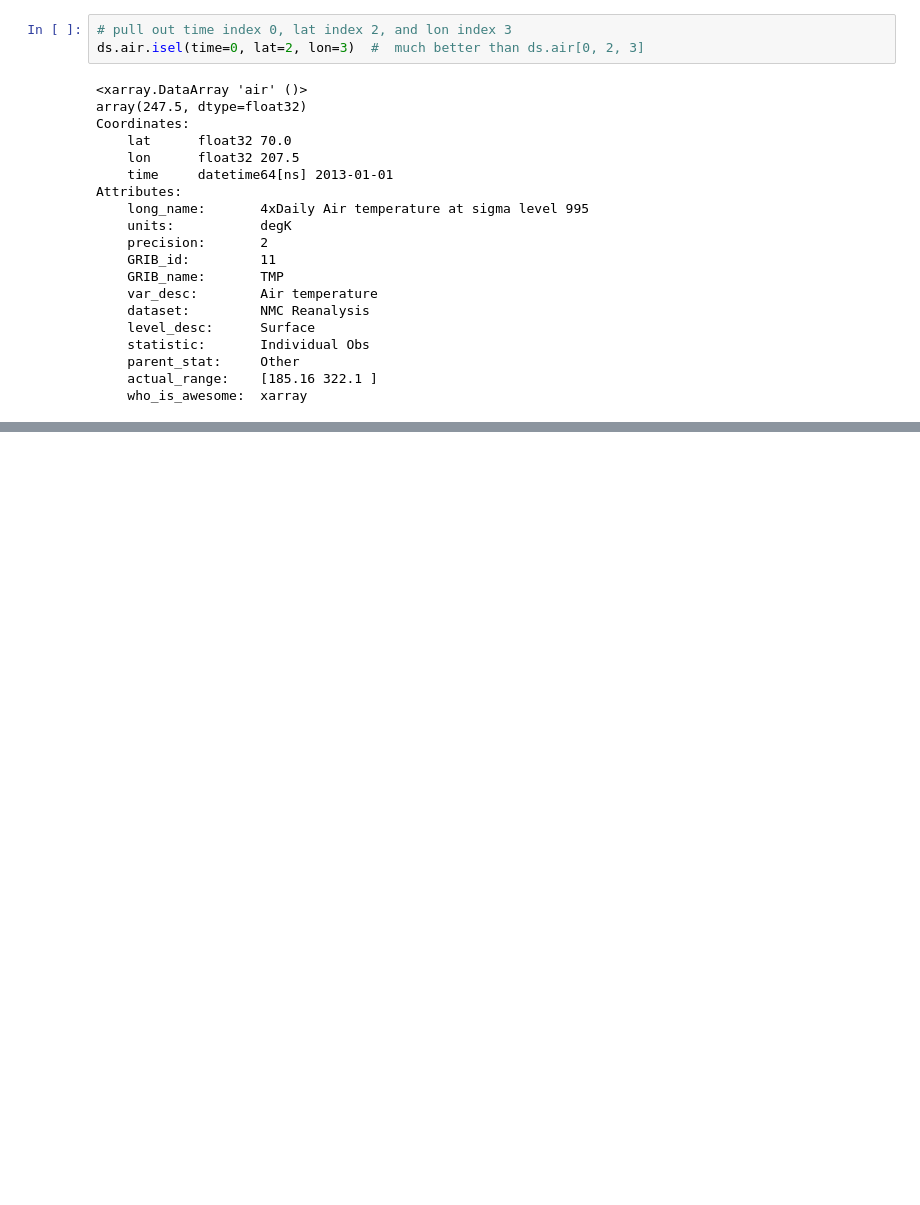
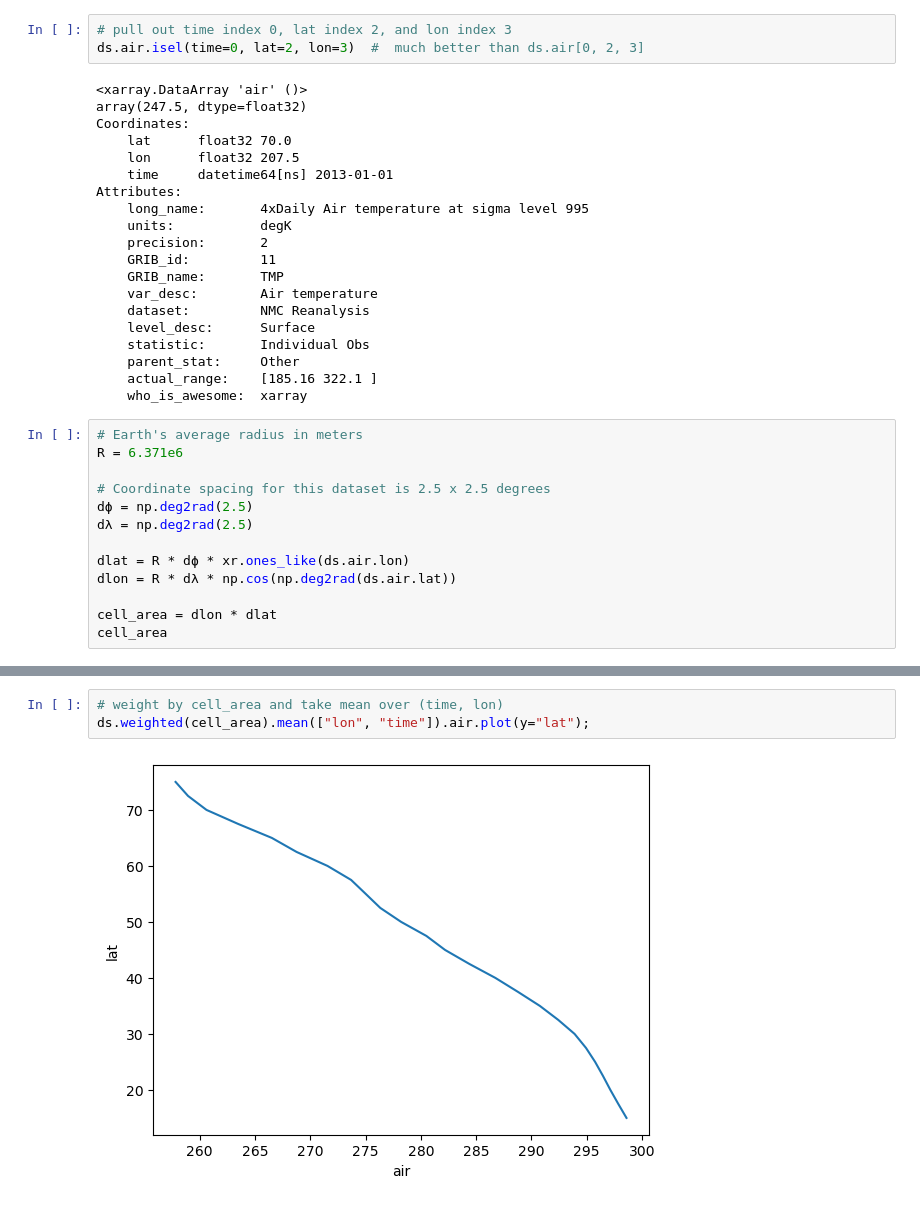
Before and after one commit to jwschmidberger/xarray_testing, a Jupyter notebook: test.ipynb, the cells around one changed output, grey strips where cells are left out. Saved outputs shown, nothing was run; the diff lists cells and outputs as text; blank space fills up the shorter version.

```diff
--- a/test.ipynb
+++ b/test.ipynb
@@ -221,3 +221,16 @@ Attributes:
     parent_stat:     Other
     actual_range:    [185.16 322.1 ]
     who_is_awesome:  xarray
+# %%
+# Earth's average radius in meters
+R = 6.371e6
+
+# Coordinate spacing for this dataset is 2.5 x 2.5 degrees
+dϕ = np.deg2rad(2.5)
+dλ = np.deg2rad(2.5)
+
+dlat = R * dϕ * xr.ones_like(ds.air.lon)
+dlon = R * dλ * np.cos(np.deg2rad(ds.air.lat))
+
+cell_area = dlon * dlat
+cell_area
@@ -223,0 +377,5 @@ Attributes:
+# %%
+# weight by cell_area and take mean over (time, lon)
+ds.weighted(cell_area).mean(["lon", "time"]).air.plot(y="lat");
+# %% [output]
+[figure, added]
```
Also changed, not shown: parts of 22 cells of this notebook.
